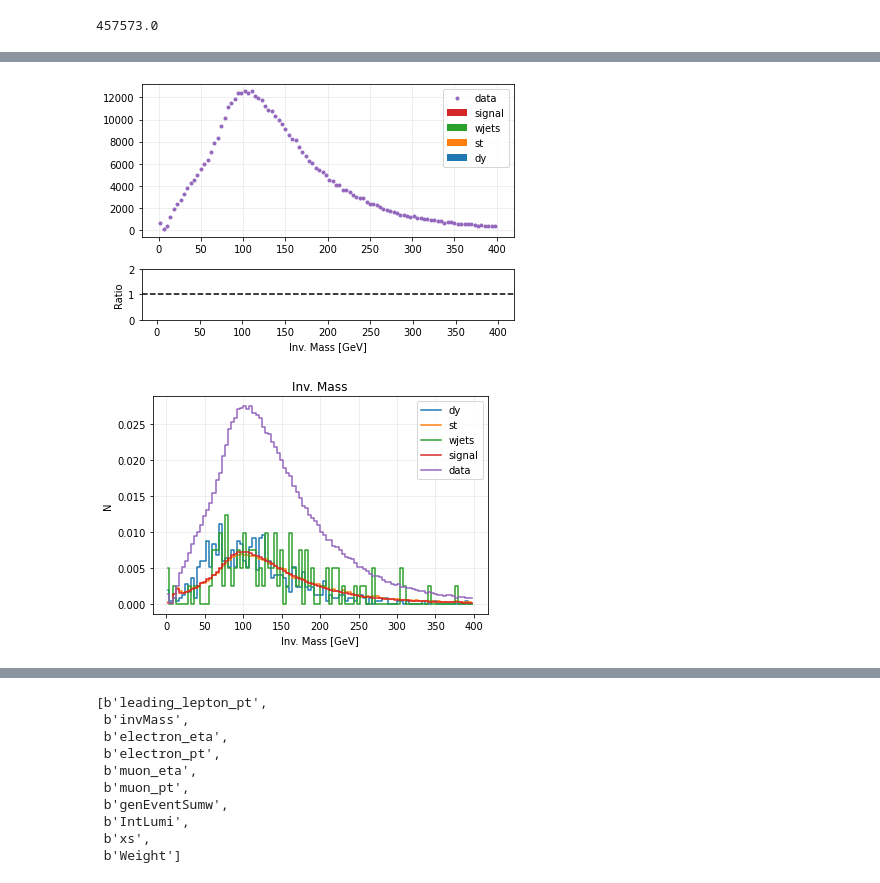
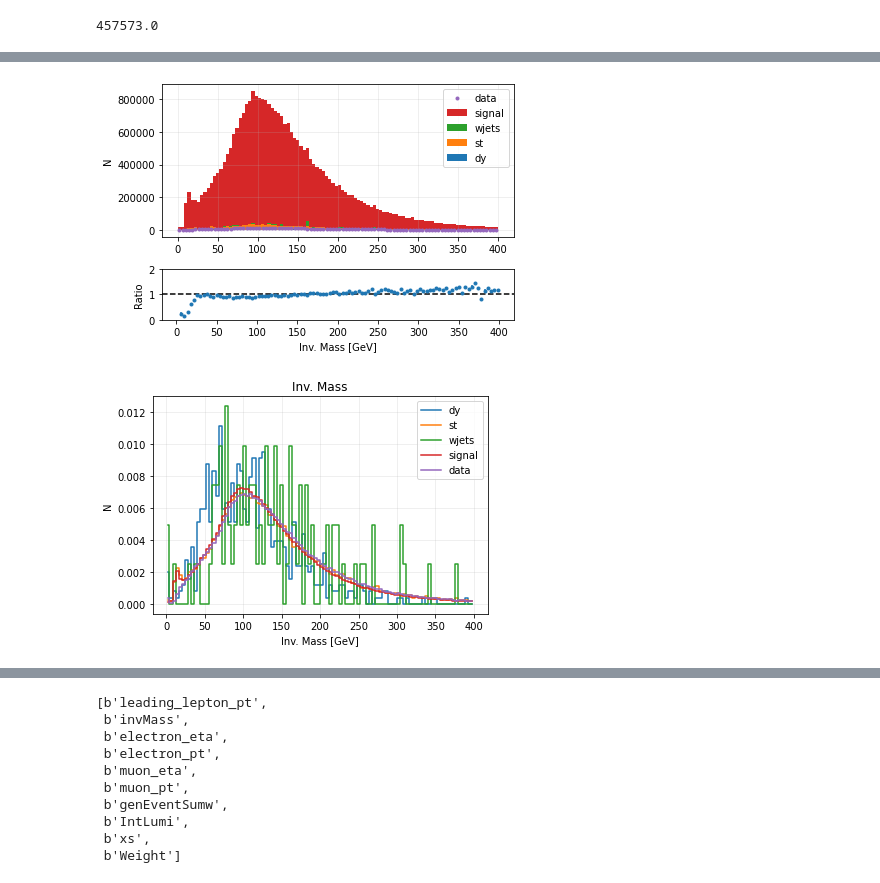
Before and after one commit to GiacomoDaMolin/TTbar, a Jupyter notebook: MC_Data_comparison.ipynb, the cells around one changed output, grey strips where cells are left out. Saved outputs shown, nothing was run; the diff lists cells and outputs as text; code cells hidden in the pictures.

```diff
--- a/MC_Data_comparison.ipynb
+++ b/MC_Data_comparison.ipynb
@@ -113,0 +116,30 @@ plt.show()
+# %%
+
+inv_mass_dy = dy['tout']['invMass'].array()
+weight_dy = dy['tout']['Weight'].array()*59.83
+inv_mass_st = st['tout']['invMass'].array()
+weight_st = st['tout']['Weight'].array()*59.83
+inv_mass_wjets = wjets['tout']['invMass'].array()
+weight_wjets = wjets['tout']['Weight'].array()*59.83
+inv_mass_signal = signal['tout']['invMass'].array()
+weight_signal = signal['tout']['Weight'].array()*59.83
+
+n_dy, bins_dy = np.histogram(inv_mass_dy,range=(0, 400), bins=100, weights=weight_dy)
+n_st, bins_st = np.histogram(inv_mass_st,range=(0, 400), bins=100, weights=weight_st)
+n_wjets, bins_wjets = np.histogram(inv_mass_wjets,range=(0, 400), bins=100, weights=weight_wjets)
+n_signal, bins_signal = np.histogram(inv_mass_signal,range=(0, 400), bins=100, weights=weight_signal)
+
+n_data, bins_data = data['Muon_Electron_invariant_mass'].numpy()
+
+centers = (bins_dy[:-1] + bins_dy[1:]) / 2
+plt.figure()
+plt.step(centers, n_dy, label='dy', where='mid')
+plt.step(centers, n_st, label='st', where='mid')
+plt.step(centers, n_wjets, label='wjets', where='mid')
+plt.step(centers, n_signal, label='signal', where='mid')
+plt.grid(alpha=0.25)
+plt.ylabel('N')
+plt.xlabel("Inv. Mass [GeV]")
+plt.legend()
+plt.savefig('./Plots/mc_inv_mass.pdf')
+plt.show()
@@ -114,26 +160,24 @@ plt.show()
 # %%
 fig, axs = plt.subplots(2,1, gridspec_kw={'height_ratios':[3, 1]})
 n, bins, edges = axs[0].hist([inv_mass_dy, inv_mass_st, inv_mass_wjets, inv_mass_signal],
 range=(0, 400), bins=100, histtype='stepfilled', label=['dy', 'st', 'wjets', 'signal'],
-weights = [weight_dy/1000, weight_st/1000, weight_wjets/1000, weight_signal/1000], stacked=True)
+weights = [weight_dy*59.83, weight_st*59.83, weight_wjets*59.83, weight_signal*59.83], stacked=True)
 axs[0].plot(centers, n_data,'.', label='data', )
 axs[0].grid(alpha=0.25)
+axs[0].set_ylabel('N')
 axs[0].legend()
 
 
-ratio = (n_data)/(n_dy+n_st+n_wjets+n_signal)
-
-N = (n_data+(n_dy+n_st+n_wjets+n_signal))/2.
 axs[1].errorbar(centers, ratio,yerr = 1/np.sqrt(N),fmt='.', label='ratio', )
 axs[1].set_ylim([0, 2])
 axs[1].set_xlabel('Inv. Mass [GeV]')
 axs[1].set_ylabel('Ratio')
 axs[1].axhline(1, color='k', linestyle='--')
 plt.tight_layout()
 plt.savefig('./ratio_stacked.pdf')
 plt.show()
 # %% [output]
-[figure, old version]
+[figure, new version]
 # %%
 #make uniity plots
 inv_mass_dy = dy['tout']['invMass'].array()
@@ -152,7 +196,7 @@ n_signal, bins_signal = np.histogram(inv_mass_signal,range=(0, 400), bins=100, d
 
 n_data, bins_data = data['Muon_Electron_invariant_mass'].numpy()
 
-n_data = n_data/np.sum(n_data)
+n_data = n_data/(np.sum(n_data)*4)
 
 centers = (bins_dy[:-1] + bins_dy[1:]) / 2
 plt.figure()
@@ -169,7 +213,7 @@ plt.legend()
 plt.savefig('./inv_mass_unity.pdf')
 plt.show()
 # %% [output]
-[figure, old version]
+[figure, new version]
 # %%
 
 #make uniity plots
```
Also changed, not shown: parts of 8 cells of this notebook.
